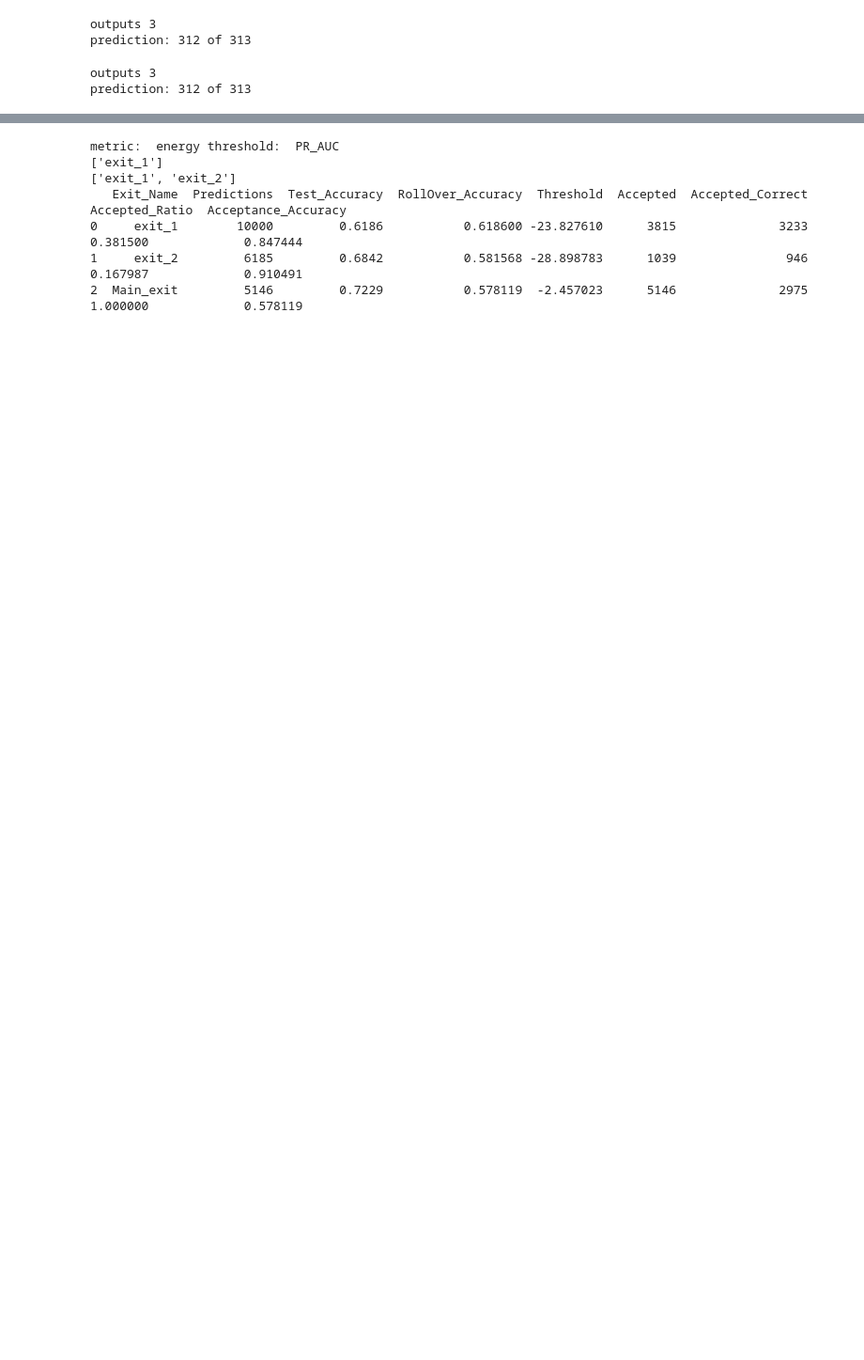
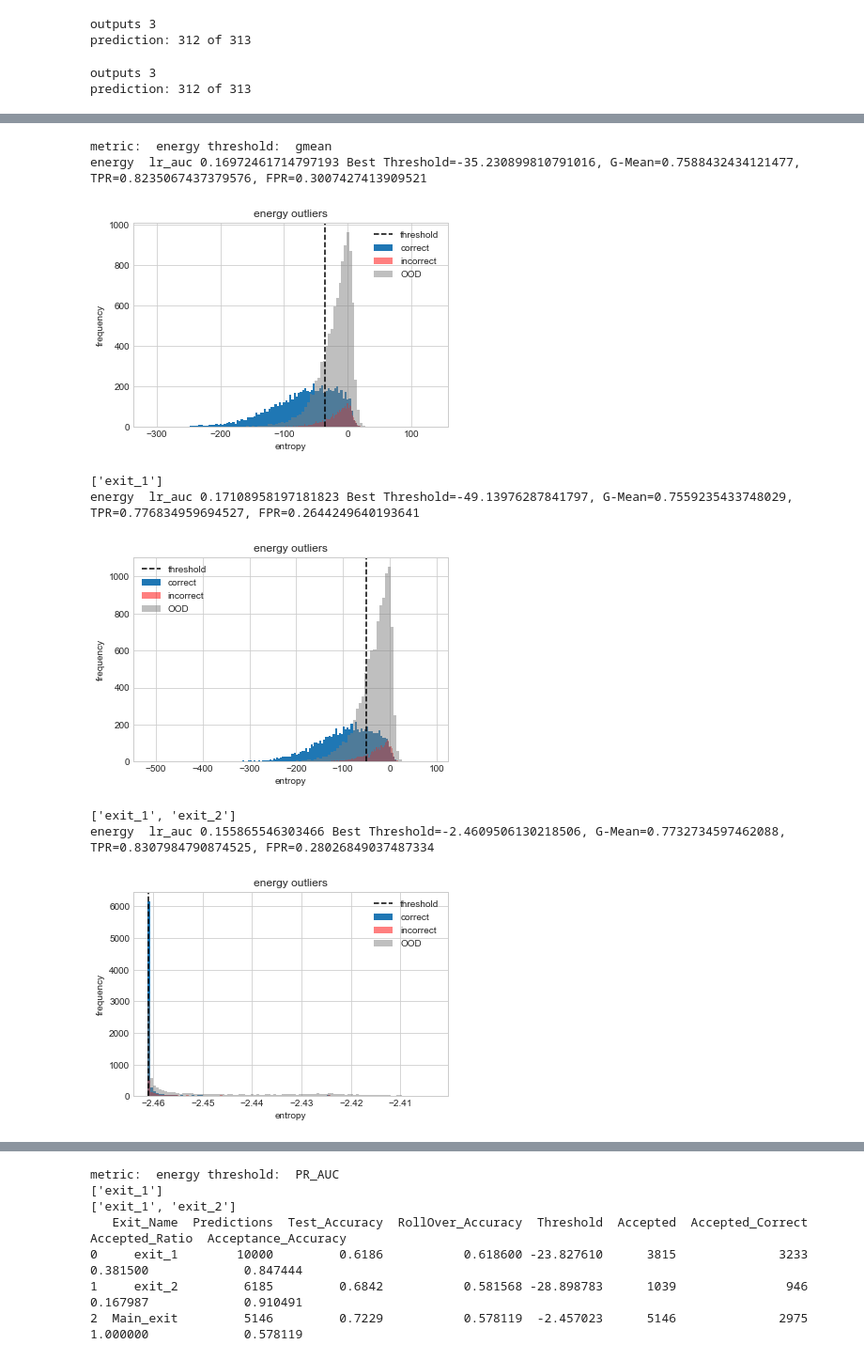
Before and after one commit to SanityLacking/BrevisNet, a Jupyter notebook: notebooks/Experiment_ResNet-Copy1.ipynb, the cells around one changed output, grey strips where cells are left out. Shown at 94% size. Cells and saved outputs as stored; diff of their text form; code cells hidden in the pictures; blank space fills up the shorter version.

```diff
--- a/notebooks/Experiment_ResNet-Copy1.ipynb
+++ b/notebooks/Experiment_ResNet-Copy1.ipynb
@@ -603,0 +961,12 @@ prediction: 312 of 313
+# %%
+evaluate.buildCompareDistribPlot(output_ID, output_OOD, ["energy"], "gmean",plot=True)
+# %% [output]
+metric:  energy threshold:  gmean
+energy  lr_auc 0.16972461714797193 Best Threshold=-35.230899810791016, G-Mean=0.7588432434121477, TPR=0.8235067437379576, FPR=0.3007427413909521
+[figure, added]
+['exit_1']
+energy  lr_auc 0.17108958197181823 Best Threshold=-49.13976287841797, G-Mean=0.7559235433748029, TPR=0.776834959694527, FPR=0.2644249640193641
+[figure, added]
+['exit_1', 'exit_2']
+energy  lr_auc 0.155865546303466 Best Threshold=-2.4609506130218506, G-Mean=0.7732734597462088, TPR=0.8307984790874525, FPR=0.28026849037487334
+[figure, added]
```
Also changed, not shown: parts of 22 cells of this notebook, 3 other files.
